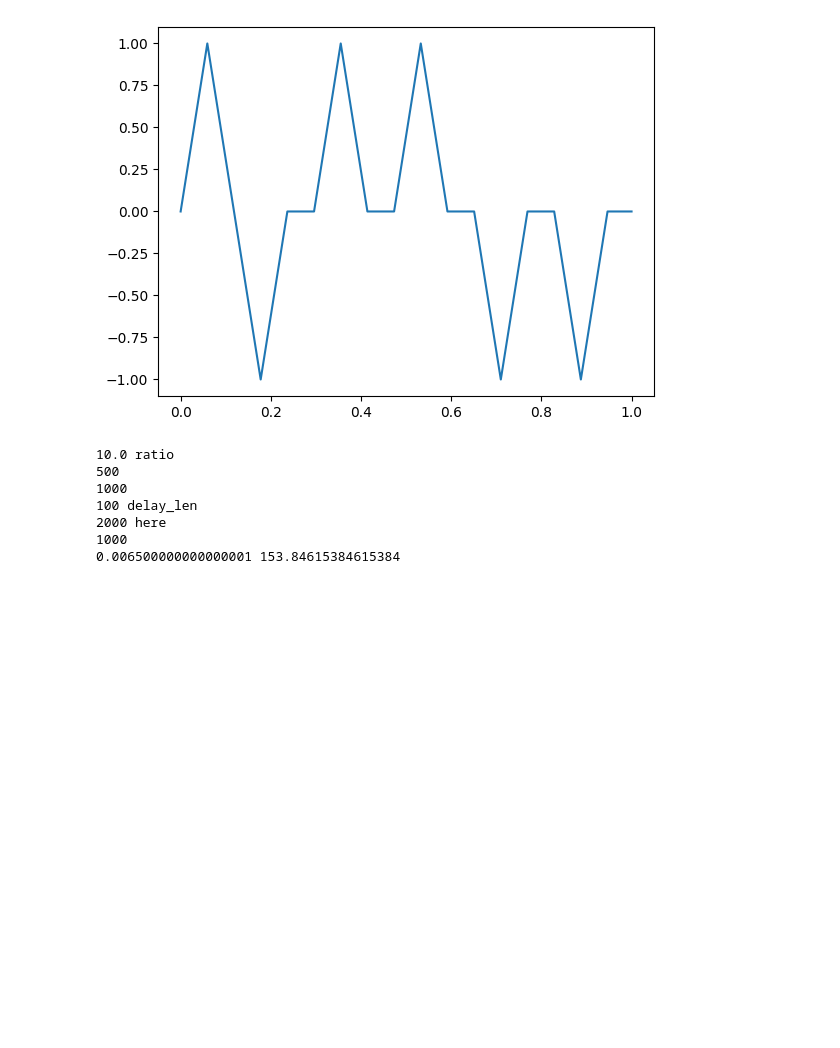
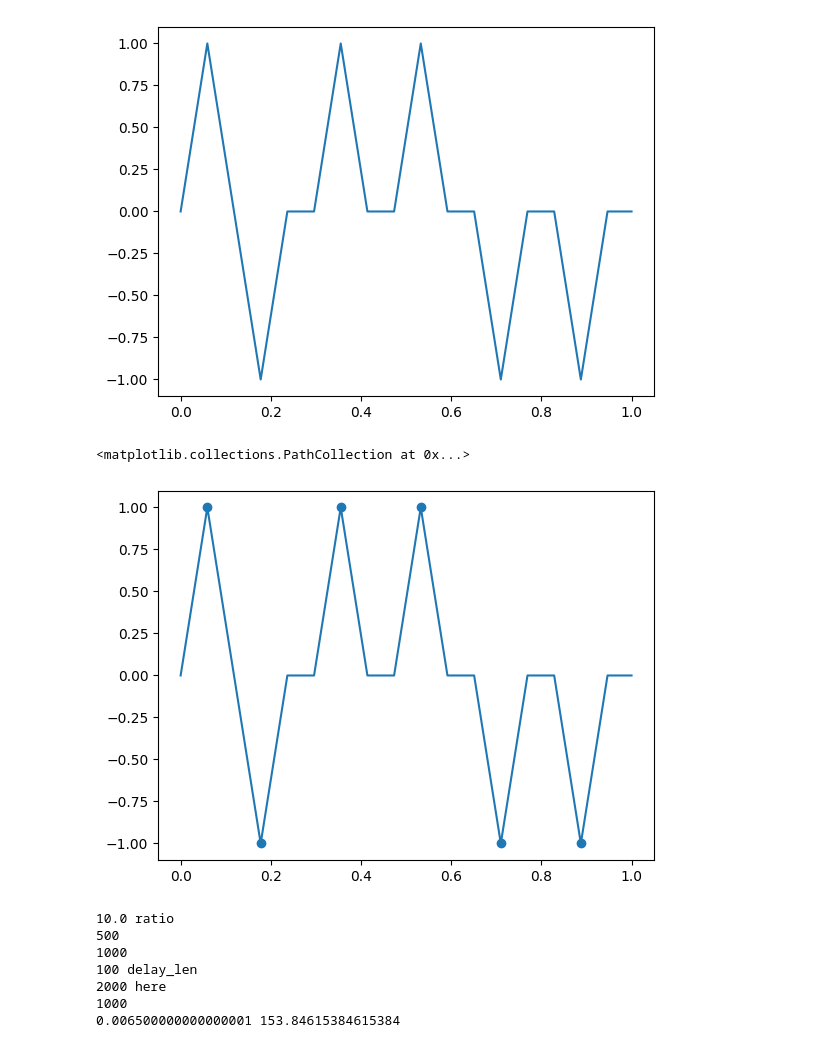
Before and after one commit to ElPsyKurisu/FE, a Jupyter notebook: DWM/depreciated/dwm_depreciated.ipynb, the cells around one changed output. Drawn from its saved outputs; the diff is of its cells as text; code cells hidden in the pictures; blank space fills up the shorter version.

```diff
--- a/DWM/depreciated/dwm_depreciated.ipynb
+++ b/DWM/depreciated/dwm_depreciated.ipynb
@@ -220,6 +218,21 @@ plt.plot(t, full_wf)
 20
 [<matplotlib.lines.Line2D at 0x...>]
 [figure]
+# %%
+import scipy.integrate as it
+from scipy.signal import find_peaks
+arr = full_wf
+arr_normalized = 2 * ((arr - np.min(arr)) / (np.max(arr) - np.min(arr))) - 1
+peaks, _ = find_peaks(arr_normalized, height=0.8)
+troughs, _ = find_peaks(-1*arr_normalized, height=0.8)
+all_peaks = np.concatenate((peaks, troughs), axis=0)
+final_peaks = np.sort(all_peaks)
+final_peaks
+plt.plot(t, full_wf)
+plt.scatter(t[final_peaks], full_wf[final_peaks])
+# %% [output]
+<matplotlib.collections.PathCollection at 0x...>
+[figure, added]
 # %%
 import numpy as np
 
```
Also changed, not shown: parts of 3 cells of this notebook, 20 other files.
